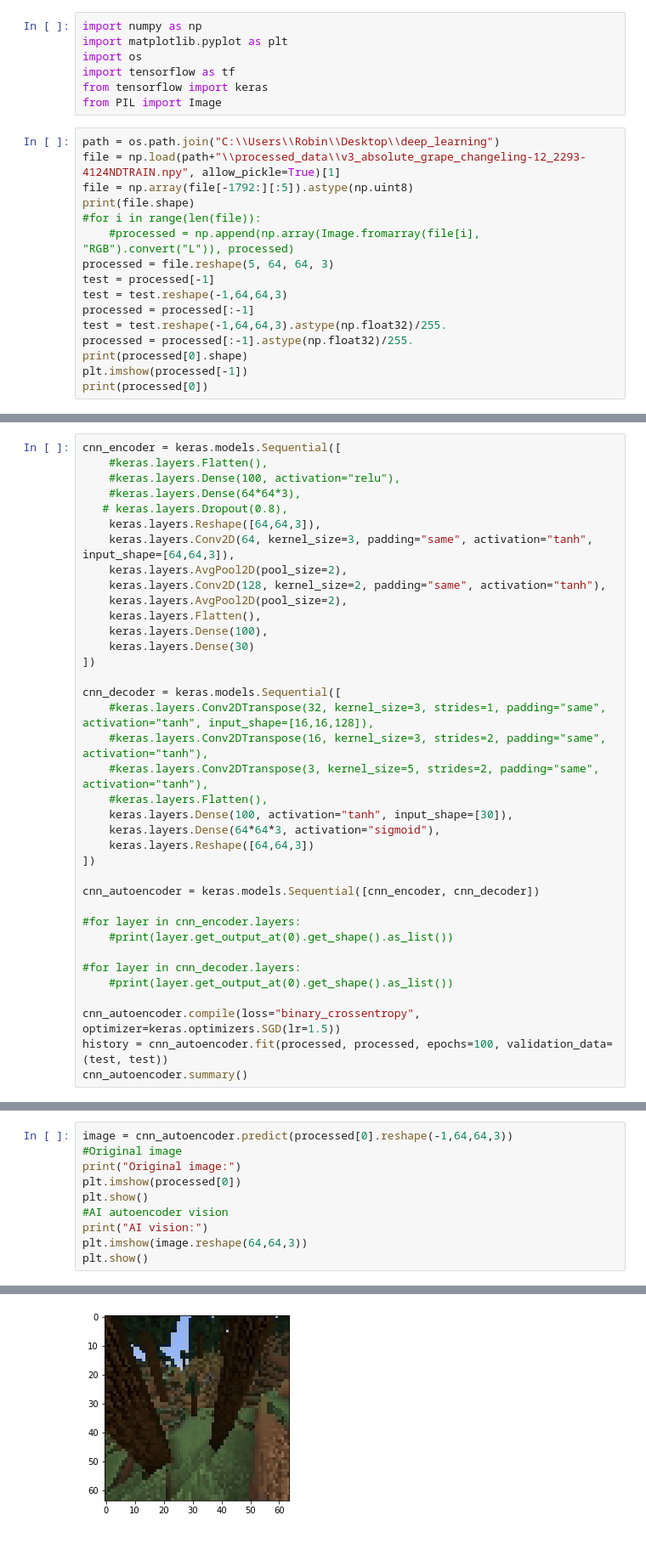
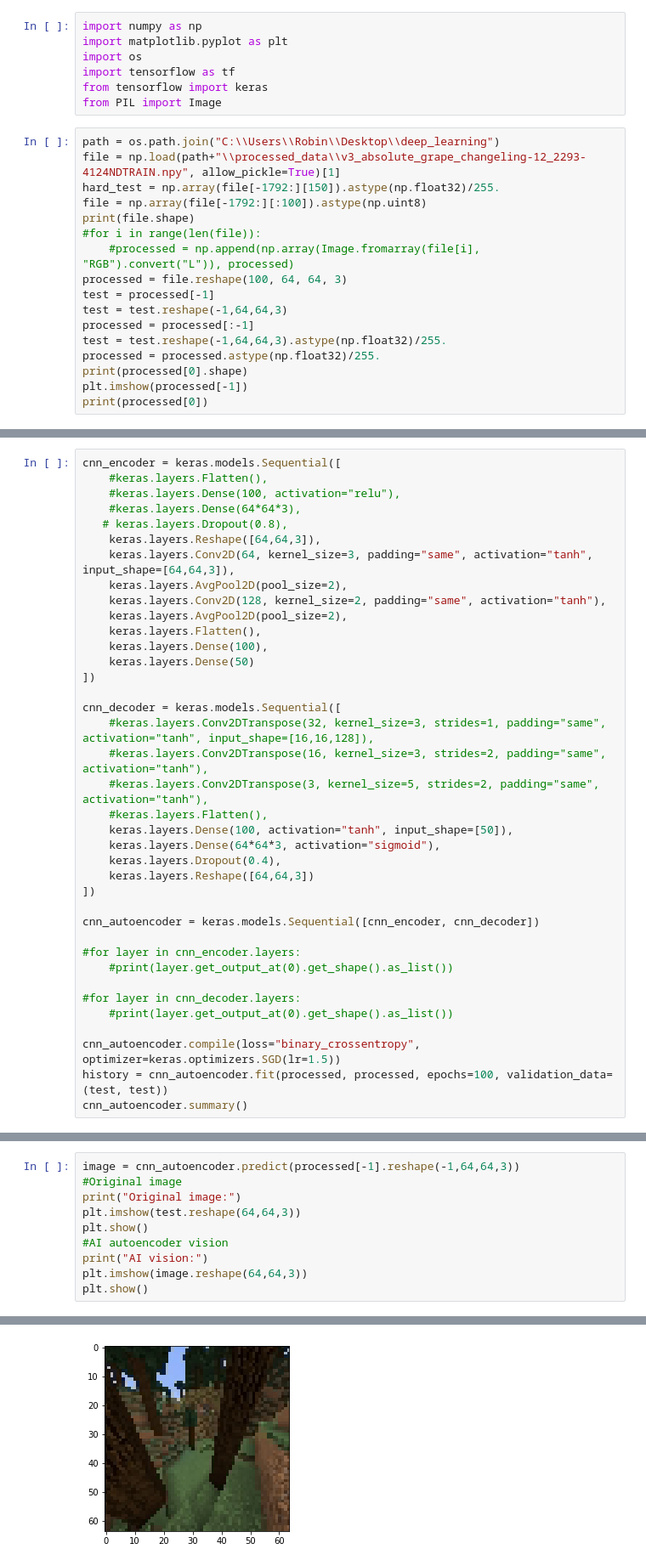
Before and after one commit to OrdinaryHacker101/MinecraftAI, a Jupyter notebook: area_52/MineDREAM.ipynb, the cells around one changed output, grey strips where cells are left out. Shown at 85% size. Cells and saved outputs as stored; diff of their text form.

```diff
--- a/area_52/MineDREAM.ipynb
+++ b/area_52/MineDREAM.ipynb
@@ -8,16 +8,17 @@ from PIL import Image
 # %%
 path = os.path.join("C:\\Users\\Robin\\Desktop\\deep_learning")
 file = np.load(path+"\\processed_data\\v3_absolute_grape_changeling-12_2293-4124NDTRAIN.npy", allow_pickle=True)[1]
-file = np.array(file[-1792:][:5]).astype(np.uint8)
+hard_test = np.array(file[-1792:][150]).astype(np.float32)/255.
+file = np.array(file[-1792:][:100]).astype(np.uint8)
 print(file.shape)
 #for i in range(len(file)):
     #processed = np.append(np.array(Image.fromarray(file[i], "RGB").convert("L")), processed)
-processed = file.reshape(5, 64, 64, 3)
+processed = file.reshape(100, 64, 64, 3)
 test = processed[-1]
 test = test.reshape(-1,64,64,3)
 processed = processed[:-1]
 test = test.reshape(-1,64,64,3).astype(np.float32)/255.
-processed = processed[:-1].astype(np.float32)/255.
+processed = processed.astype(np.float32)/255.
 print(processed[0].shape)
 plt.imshow(processed[-1])
 print(processed[0])
@@ -53,7 +54,7 @@ cnn_encoder = keras.models.Sequential([
     keras.layers.AvgPool2D(pool_size=2),
     keras.layers.Flatten(),
     keras.layers.Dense(100),
-    keras.layers.Dense(30)
+    keras.layers.Dense(50)
 ])
 
 cnn_decoder = keras.models.Sequential([
@@ -61,8 +62,9 @@ cnn_decoder = keras.models.Sequential([
     #keras.layers.Conv2DTranspose(16, kernel_size=3, strides=2, padding="same", activation="tanh"),
     #keras.layers.Conv2DTranspose(3, kernel_size=5, strides=2, padding="same", activation="tanh"),
     #keras.layers.Flatten(),
-    keras.layers.Dense(100, activation="tanh", input_shape=[30]),
+    keras.layers.Dense(100, activation="tanh", input_shape=[50]),
     keras.layers.Dense(64*64*3, activation="sigmoid"),
+    keras.layers.Dropout(0.4),
     keras.layers.Reshape([64,64,3])
 ])
 
@@ -96,16 +98,16 @@ Trainable params: 4,558,806
 Non-trainable params: 0
 _________________________________________________________________
 # %%
-image = cnn_autoencoder.predict(processed[0].reshape(-1,64,64,3))
+image = cnn_autoencoder.predict(processed[-1].reshape(-1,64,64,3))
 #Original image
 print("Original image:")
-plt.imshow(processed[0])
+plt.imshow(test.reshape(64,64,3))
 plt.show()
 #AI autoencoder vision
 print("AI vision:")
 plt.imshow(image.reshape(64,64,3))
 plt.show()
 # %% [output]
 Original image:
-[figure, old version]
+[figure, new version]
 AI vision:
```
Also changed, not shown: parts of 3 cells of this notebook.
